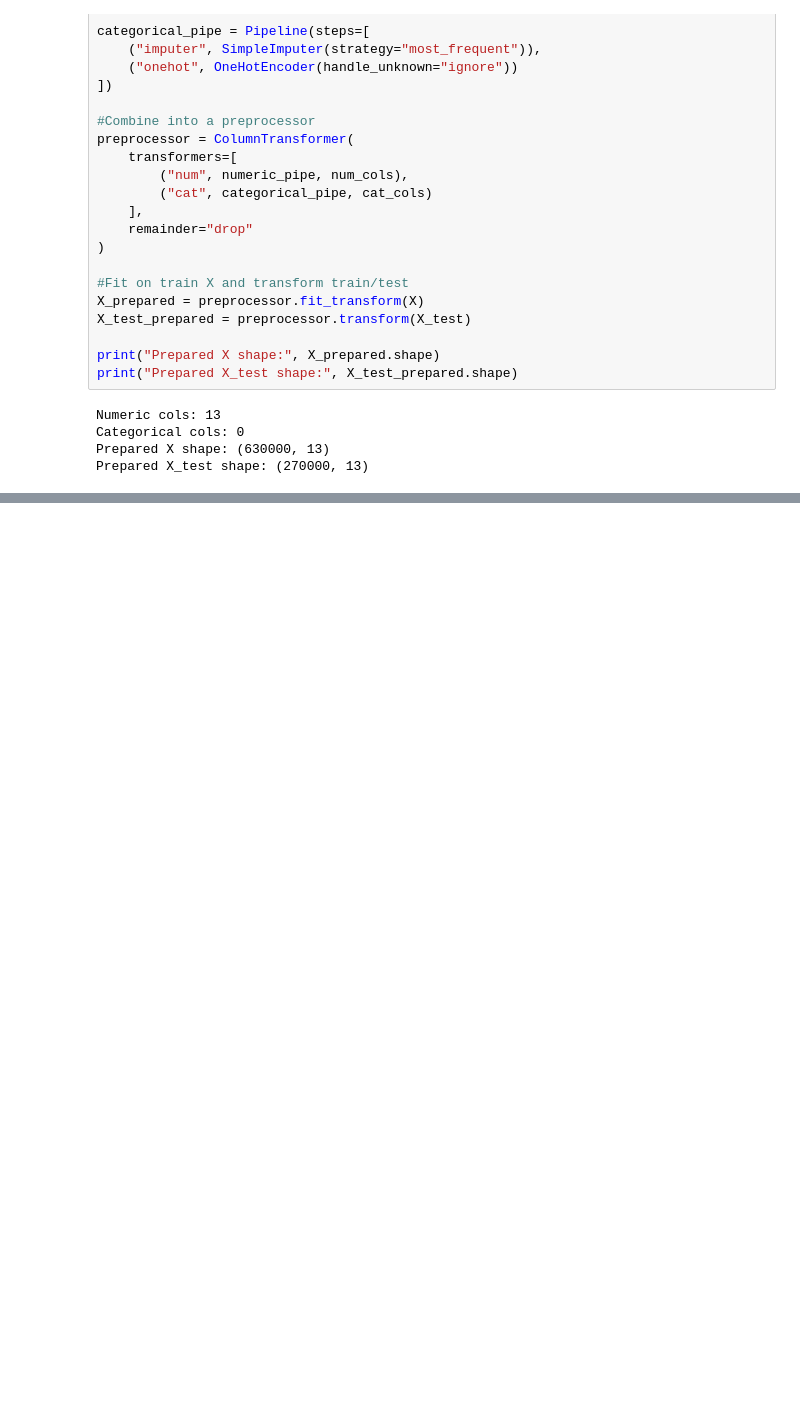
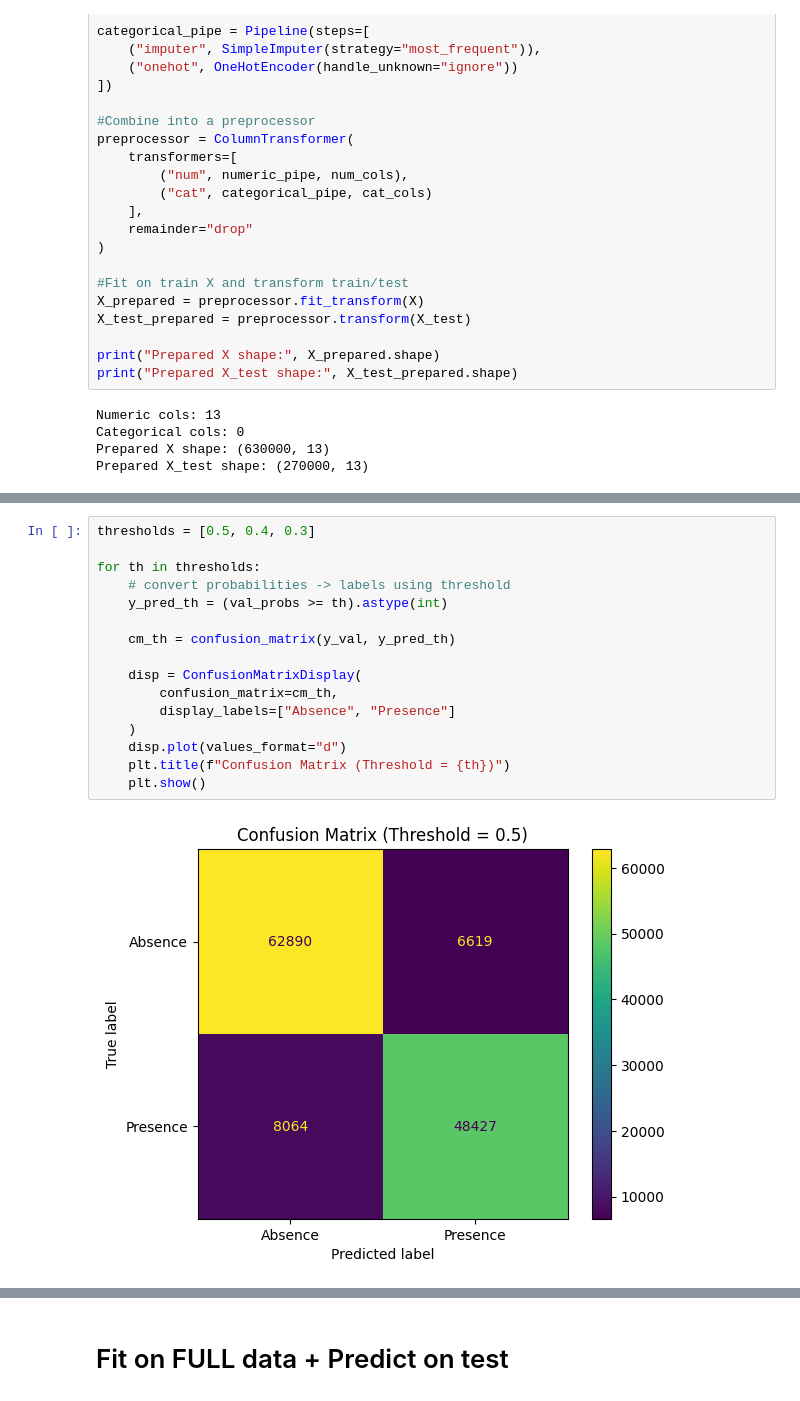
Before and after one commit to Dilshan7542/CI-Assigment, a Jupyter notebook: assignment-dilshan.ipynb, the cells around one changed output, grey strips where cells are left out. Drawn from its saved outputs; the diff is of its cells as text; blank space fills up the shorter version.

```diff
--- a/assignment-dilshan.ipynb
+++ b/assignment-dilshan.ipynb
@@ -433,0 +414,18 @@ OOF ROC-AUC: 0.95539850047637
+# %%
+thresholds = [0.5, 0.4, 0.3]
+
+for th in thresholds:
+    # convert probabilities -> labels using threshold
+    y_pred_th = (val_probs >= th).astype(int)
+
+    cm_th = confusion_matrix(y_val, y_pred_th)
+
+    disp = ConfusionMatrixDisplay(
+        confusion_matrix=cm_th,
+        display_labels=["Absence", "Presence"]
+    )
+    disp.plot(values_format="d")
+    plt.title(f"Confusion Matrix (Threshold = {th})")
+    plt.show()
+# %% [output]
+[figure, added]
@@ -433,0 +434,2 @@ OOF ROC-AUC: 0.95539850047637
+# %% [markdown]
+# Fit on FULL data + Predict on test
```
Also changed, not shown: parts of 32 cells of this notebook.
